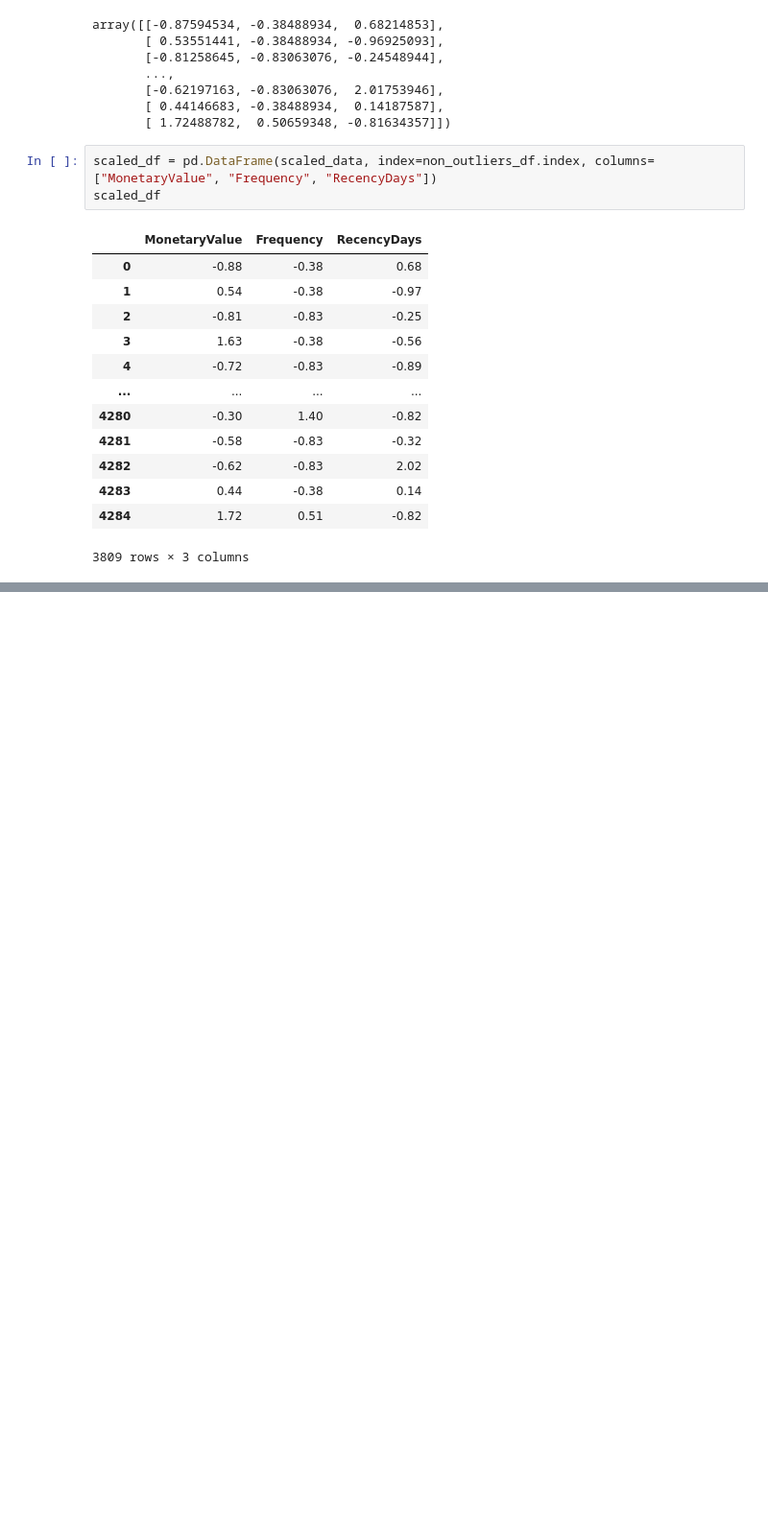
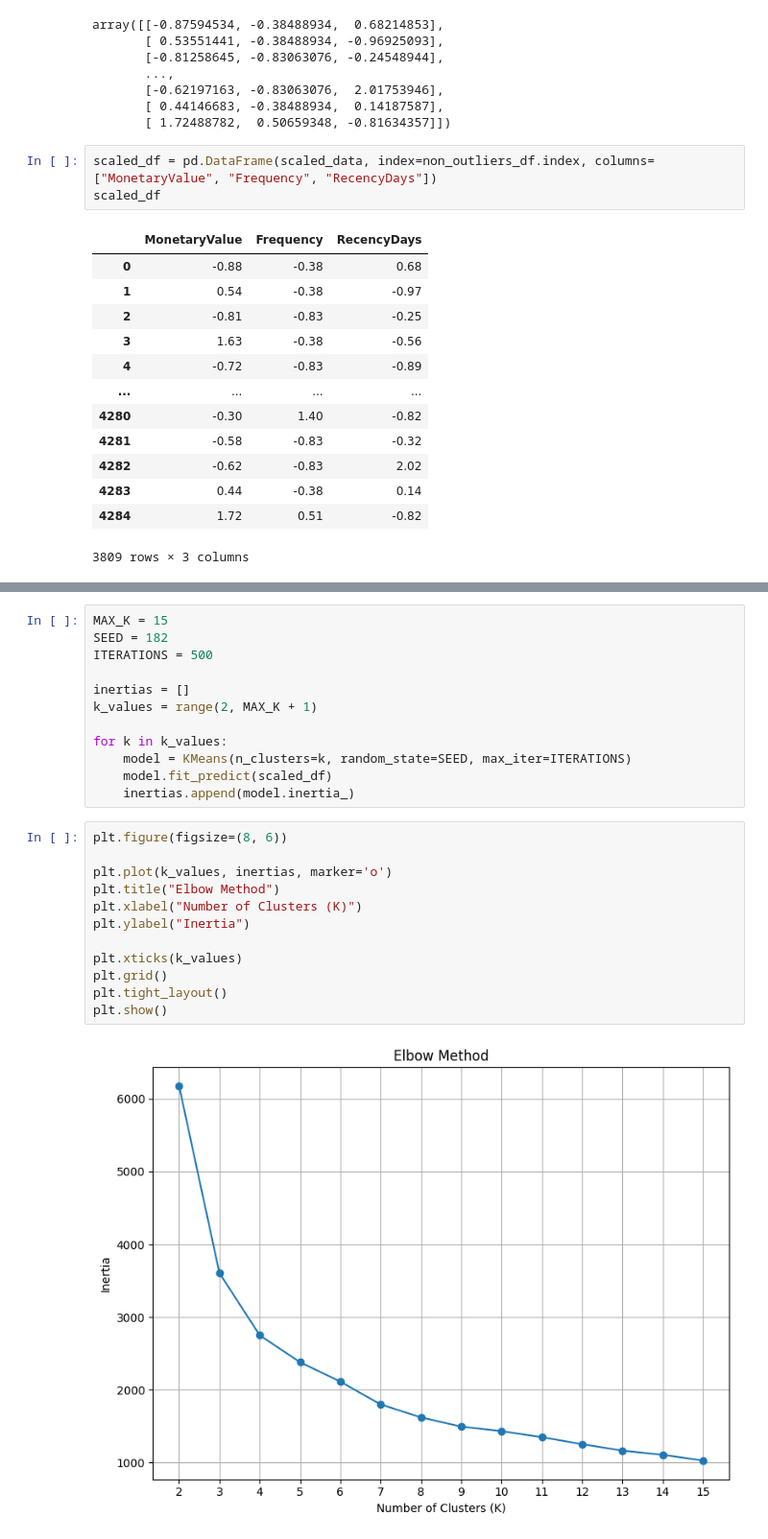
Before and after one commit to Achronus/data-exploration, a Jupyter notebook: retail-customer-analysis/analysis.ipynb, the cells around one changed output, grey strips where cells are left out. Shown at 96% size. Drawn from its saved outputs; the diff is of its cells as text; blank space fills up the shorter version.

Commit message:
Add K-Means Clustering section

```diff
--- a/retail-customer-analysis/analysis.ipynb
+++ b/retail-customer-analysis/analysis.ipynb
@@ -852,0 +851,26 @@ Okay, let's move onto to putting this data into clusters!
+# %%
+MAX_K = 15
+SEED = 182
+ITERATIONS = 500
+
+inertias = []
+k_values = range(2, MAX_K + 1)
+
+for k in k_values:
+    model = KMeans(n_clusters=k, random_state=SEED, max_iter=ITERATIONS)
+    model.fit_predict(scaled_df)
+    inertias.append(model.inertia_)
+# %%
+plt.figure(figsize=(8, 6))
+
+plt.plot(k_values, inertias, marker='o')
+plt.title("Elbow Method")
+plt.xlabel("Number of Clusters (K)")
+plt.ylabel("Inertia")
+
+plt.xticks(k_values)
+plt.grid()
+plt.tight_layout()
+plt.show()
+# %% [output]
+[figure, added]
```
Also changed, not shown: parts of 12 cells of this notebook.
